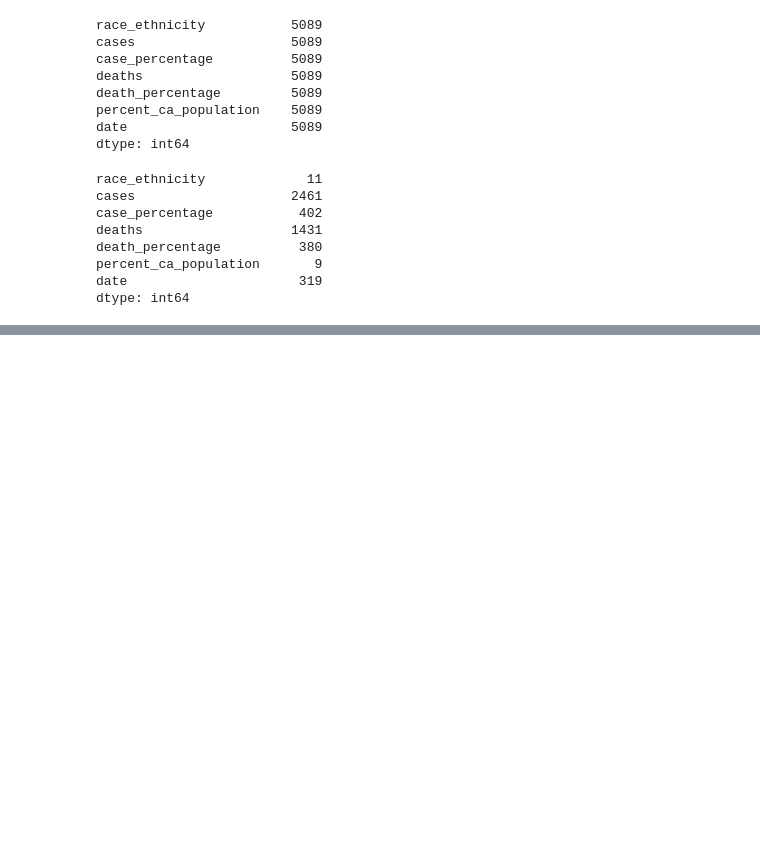
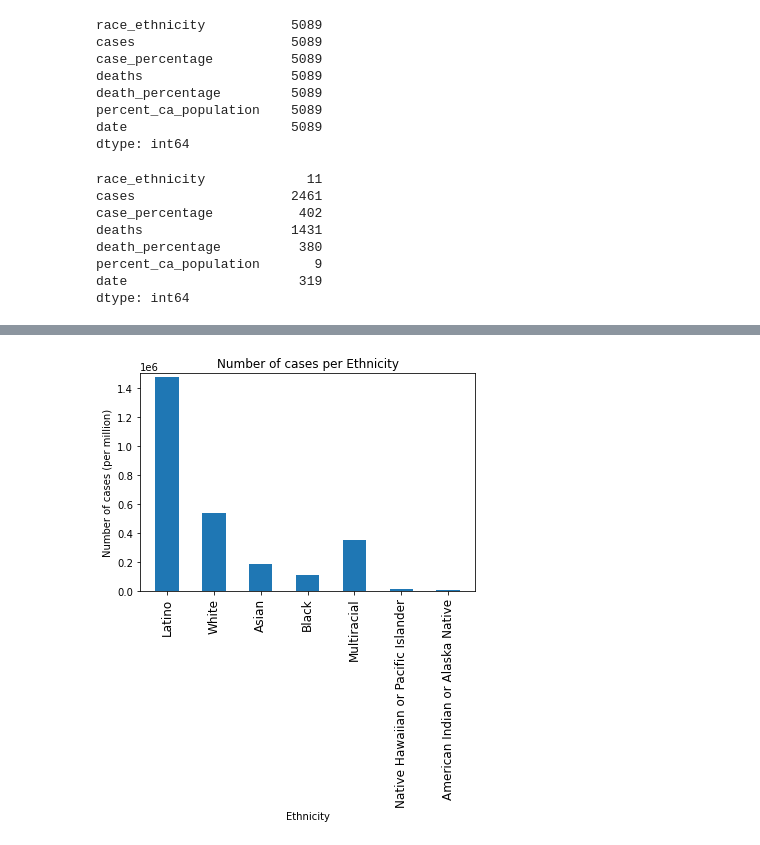
Before and after one commit to JohnGlendening/Project-1_2021, a Jupyter notebook: California gov/California_Ethnicity.ipynb, the cells around one changed output, grey strips where cells are left out. Saved outputs shown, nothing was run; the diff lists cells and outputs as text; code cells hidden in the pictures; blank space fills up the shorter version.

Commit message:
update on charts for ethnicity in cali

```diff
--- a/California gov/California_Ethnicity.ipynb
+++ b/California gov/California_Ethnicity.ipynb
@@ -114,0 +140,14 @@ Ethnicity_df["date"].nunique()
+# %%
+#creating list for new data frame.
+#combining multi-race, multi racial and other
+#combinging Native Hawaiian or Pacific Islander,Native Hawaiian and other Pacific Islander
+
+race_ethnicity=["Latino","White","Asian","Black","Multiracial","Native Hawaiian or Pacific Islander","American Indian or Alaska Native"]
+cases=[1476643,535706,182235,108739,(40752+306466+618),(617+15097),8770]
+Deaths=[22893,15648,5752,3089,(626+1084+26),(302+29),167]
+
+Ethnic_df=pd.DataFrame({"Ethnicities":race_ethnicity,
+                       "Cases":cases,
+                       "Deaths":Deaths})
+
+Ethnic_df
@@ -114,0 +175,14 @@ Ethnicity_df["date"].nunique()
+# %%
+Ethincities = Ethnic_df["Ethnicities"]
+Cases_load = Ethnic_df["Cases"]
+plt.title("Number of cases per Ethnicity")
+plt.ylabel("Number of cases (per million)")
+plt.xlabel("Ethnicity")
+width = 0.5
+plt.xticks(rotation=90)
+plt.bar(Ethincities, Cases_load, width)
+plt.tick_params(axis="x", which="major", labelsize=12)
+plt.ylim([0,1500000])
+plt.show()
+# %% [output]
+[figure, added]
```
Also changed, not shown: parts of 21 cells of this notebook.
